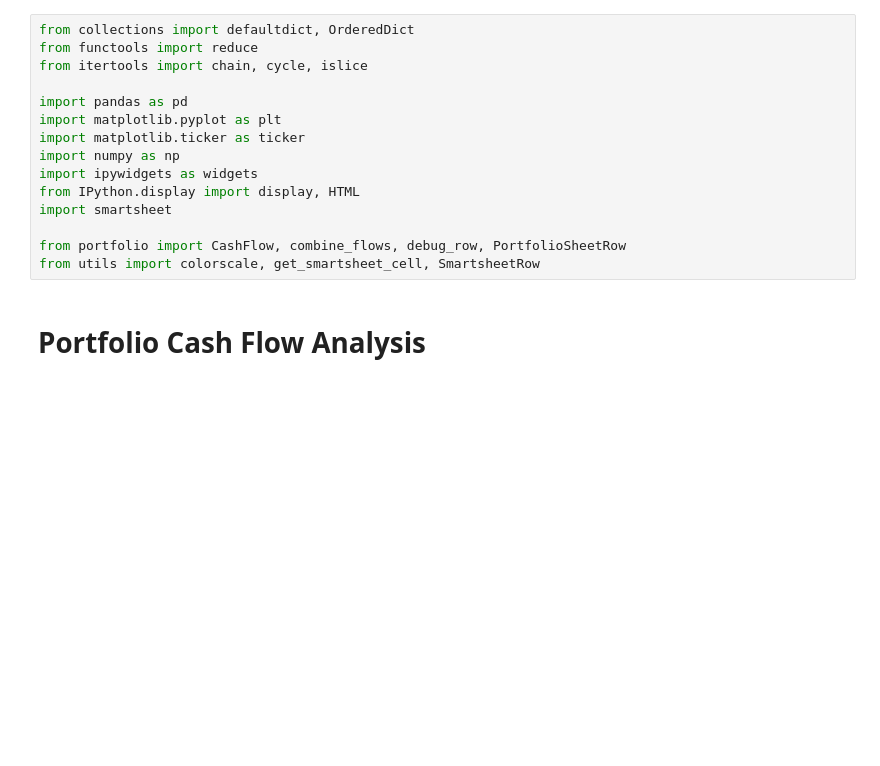
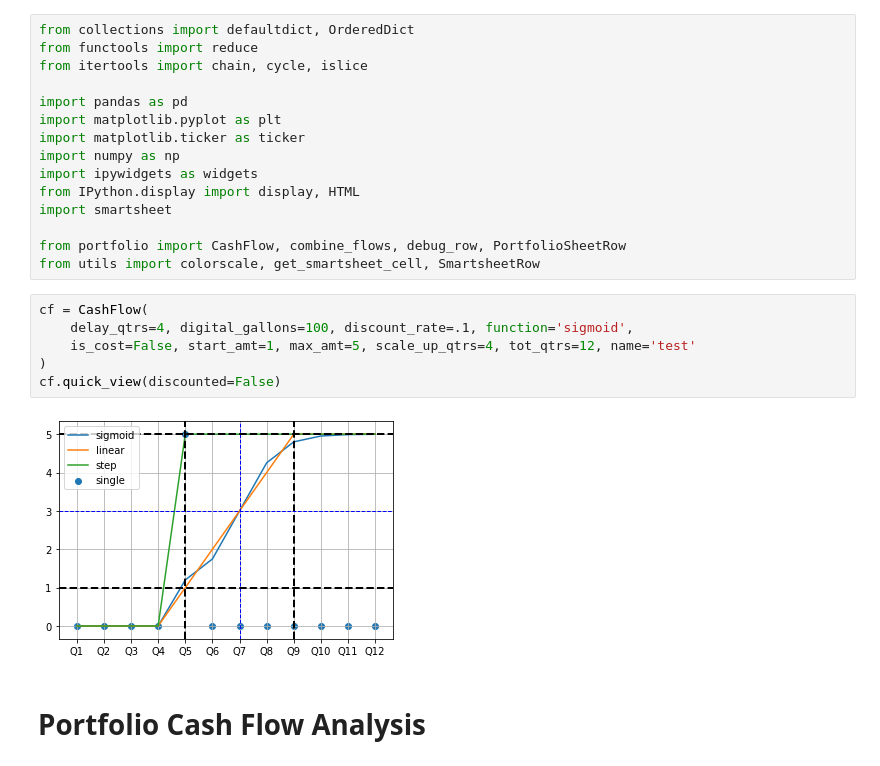
Before and after one commit to ldnelso2/portfolio, a Jupyter notebook: nz_portfolio_dashboard.ipynb, the cells around one changed output. Saved outputs shown, nothing was run; the diff lists cells and outputs as text; blank space fills up the shorter version.

```diff
--- a/nz_portfolio_dashboard.ipynb
+++ b/nz_portfolio_dashboard.ipynb
@@ -13,6 +13,14 @@ import smartsheet
 
 from portfolio import CashFlow, combine_flows, debug_row, PortfolioSheetRow
 from utils import colorscale, get_smartsheet_cell, SmartsheetRow
+# %%
+cf = CashFlow(
+    delay_qtrs=4, digital_gallons=100, discount_rate=.1, function='sigmoid',
+    is_cost=False, start_amt=1, max_amt=5, scale_up_qtrs=4, tot_qtrs=12, name='test'
+)
+cf.quick_view(discounted=False)
+# %% [output]
+[figure, added]
 # %% [markdown]
 # Portfolio Cash Flow Analysis
 # %%
```
Also changed, not shown: parts of 7 cells of this notebook, 1 other file.
